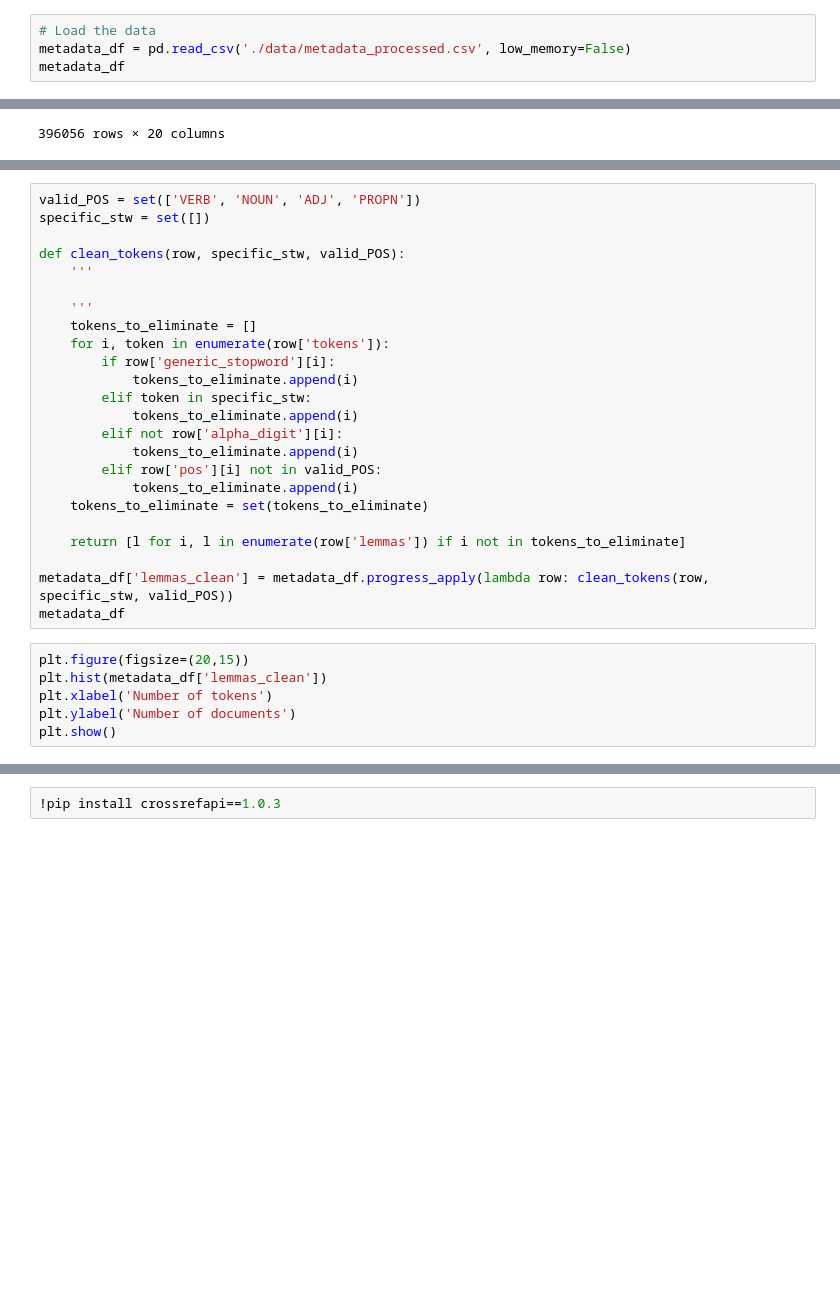
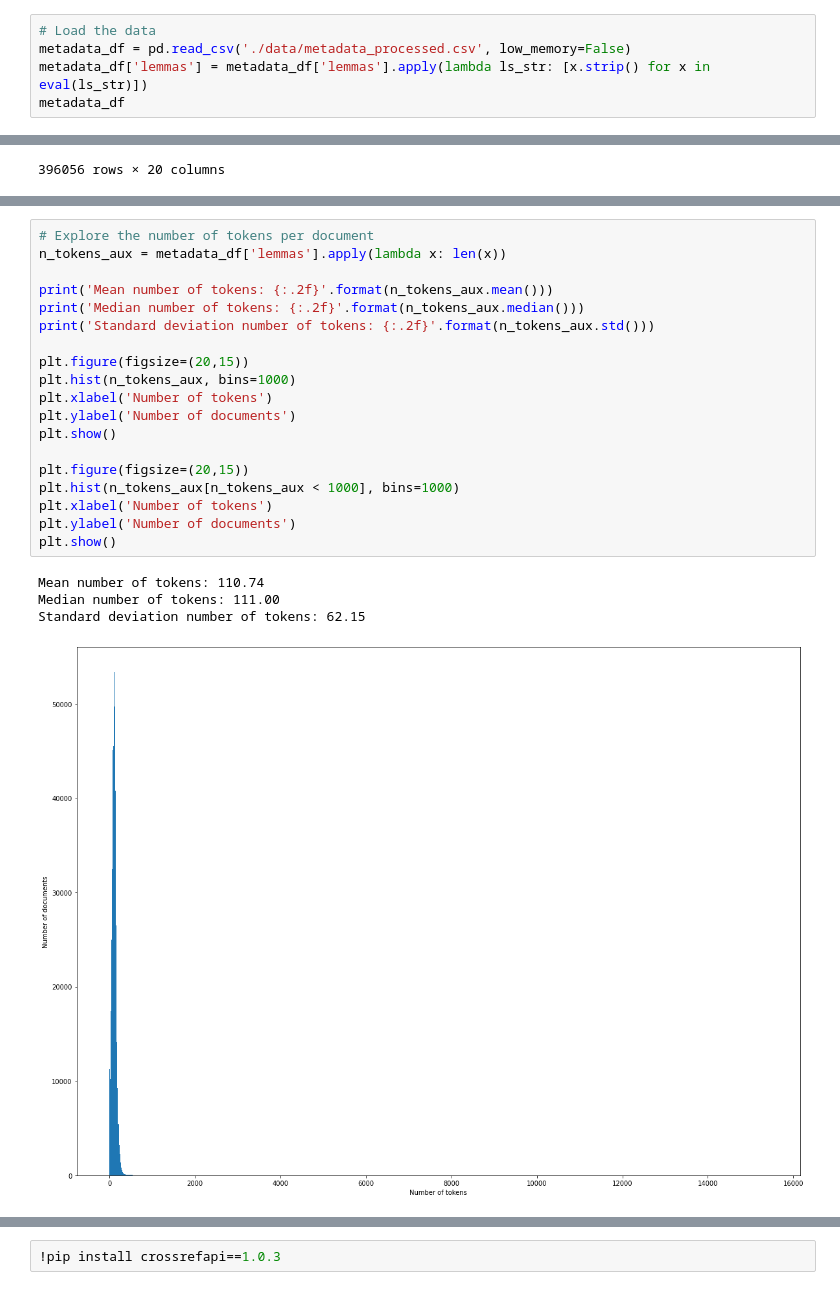
Before and after one commit to hl0d0w1g/CORD-19-NLP, a Jupyter notebook: CORD19_NLP.ipynb, the cells around one changed output, grey strips where cells are left out. Saved outputs shown, nothing was run; the diff lists cells and outputs as text; blank space fills up the shorter version.

```diff
--- a/CORD19_NLP.ipynb
+++ b/CORD19_NLP.ipynb
@@ -243,6 +301,7 @@ nlp.to_disk('./data/en_core_extended')
 # %%
 # Load the data
 metadata_df = pd.read_csv('./data/metadata_processed.csv', low_memory=False)
+metadata_df['lemmas'] = metadata_df['lemmas'].apply(lambda ls_str: [x.strip() for x in eval(ls_str)])
 metadata_df
 # %% [output]
 |  | cord_uid | sha | source_x | title | doi | pmcid | pubmed_id | license | abstract | publish_time | ... |
@@ -297,30 +320,24 @@ nlp = spacy.load('./data/en_core_extended')
-# %%
-valid_POS = set(['VERB', 'NOUN', 'ADJ', 'PROPN'])
-specific_stw = set([])
-
-def clean_tokens(row, specific_stw, valid_POS):
-    '''
-
-    '''
-    tokens_to_eliminate = []
-    for i, token in enumerate(row['tokens']):
-        if row['generic_stopword'][i]:
-            tokens_to_eliminate.append(i)
-        elif token in specific_stw:
-            tokens_to_eliminate.append(i)
-        elif not row['alpha_digit'][i]:
-            tokens_to_eliminate.append(i)
-        elif row['pos'][i] not in valid_POS:
-            tokens_to_eliminate.append(i)
-    tokens_to_eliminate = set(tokens_to_eliminate)
-
-    return [l for i, l in enumerate(row['lemmas']) if i not in tokens_to_eliminate]
-
-metadata_df['lemmas_clean'] = metadata_df.progress_apply(lambda row: clean_tokens(row, specific_stw, valid_POS))
-metadata_df
-# %%
-plt.figure(figsize=(20,15))
-plt.hist(metadata_df['lemmas_clean'])
-plt.xlabel('Number of tokens')
-plt.ylabel('Number of documents')
-plt.show()
+# %%
+# Explore the number of tokens per document
+n_tokens_aux = metadata_df['lemmas'].apply(lambda x: len(x))
+
+print('Mean number of tokens: {:.2f}'.format(n_tokens_aux.mean()))
+print('Median number of tokens: {:.2f}'.format(n_tokens_aux.median()))
+print('Standard deviation number of tokens: {:.2f}'.format(n_tokens_aux.std()))
+
+plt.figure(figsize=(20,15))
+plt.hist(n_tokens_aux, bins=1000)
+plt.xlabel('Number of tokens')
+plt.ylabel('Number of documents')
+plt.show()
+
+plt.figure(figsize=(20,15))
+plt.hist(n_tokens_aux[n_tokens_aux < 1000], bins=1000)
+plt.xlabel('Number of tokens')
+plt.ylabel('Number of documents')
+plt.show()
+# %% [output]
+Mean number of tokens: 110.74
+Median number of tokens: 111.00
+Standard deviation number of tokens: 62.15
+[figure, added]
```
Also changed, not shown: parts of 51 cells of this notebook, 1 other file.
